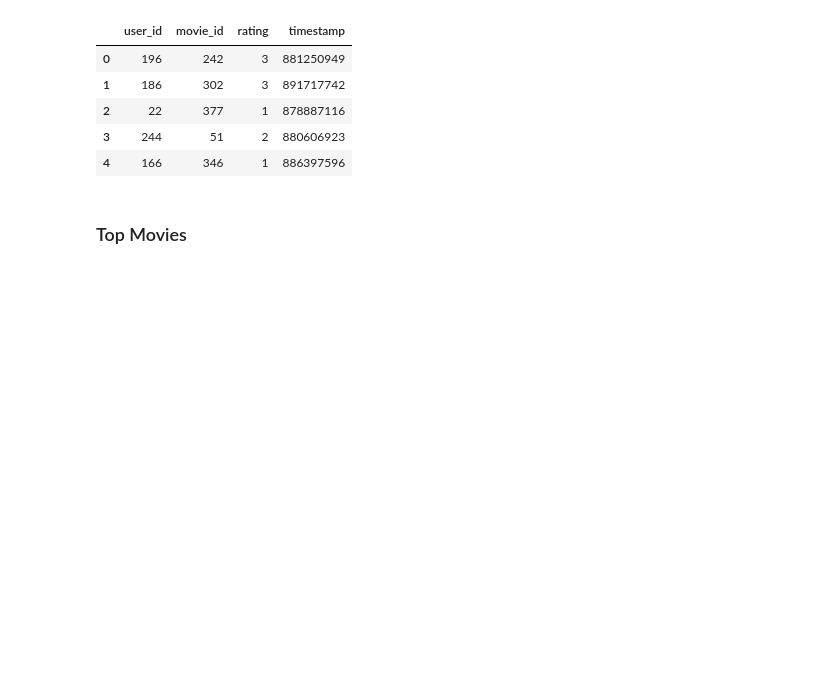
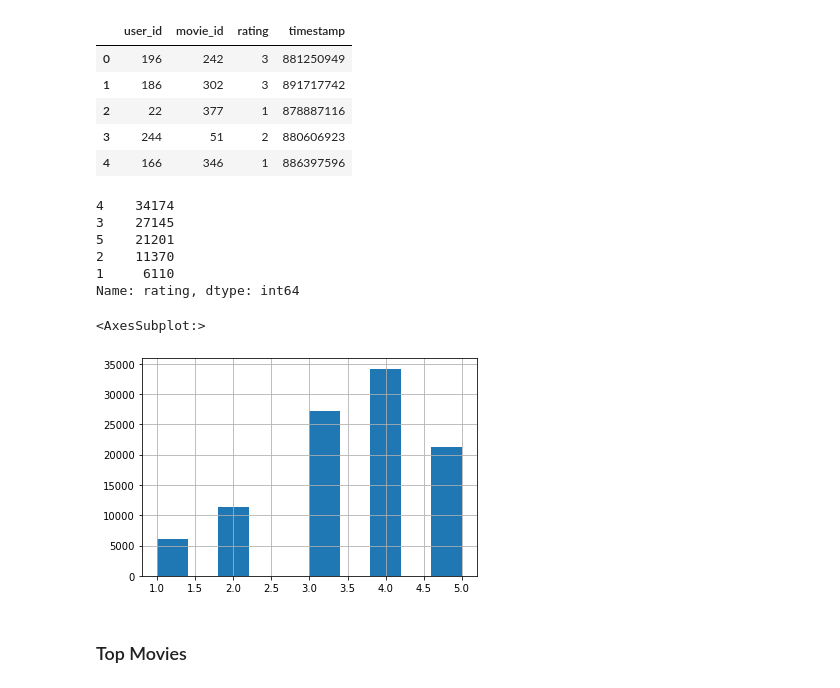
Before and after one commit to abhishekjainz/multi-armed-bandits-recommendation-system, a Jupyter notebook: code/Data Exploration & Preprocessing.ipynb, the cells around one changed output. Saved outputs shown, nothing was run; the diff lists cells and outputs as text; code cells hidden in the pictures; blank space fills up the shorter version.

```diff
--- a/code/Data Exploration & Preprocessing.ipynb
+++ b/code/Data Exploration & Preprocessing.ipynb
@@ -100,5 +100,20 @@ ratings.head()
 | 2 | 22 | 377 | 1 | 878887116 |
 | 3 | 244 | 51 | 2 | 880606923 |
 | 4 | 166 | 346 | 1 | 886397596 |
+# %%
+# Get a sensing of ratings' distribution
+ratings['rating'].value_counts()
+# %% [output]
+4    34174
+3    27145
+5    21201
+2    11370
+1     6110
+Name: rating, dtype: int64
+# %%
+ratings['rating'].hist()
+# %% [output]
+<AxesSubplot:>
+[figure, added]
 # %% [markdown]
 ### Top Movies
```
Also changed, not shown: parts of 5 cells of this notebook.
